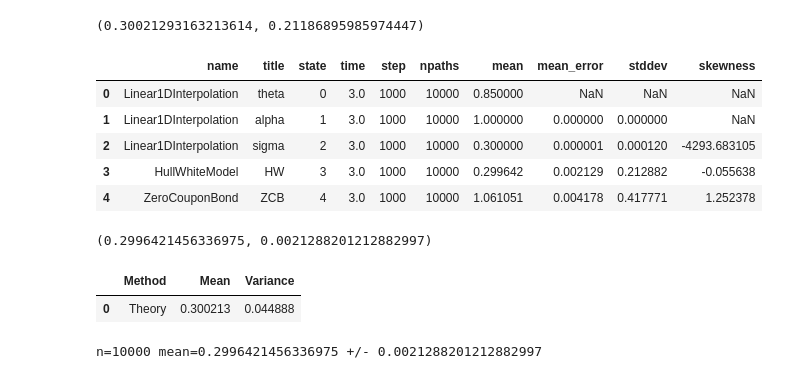
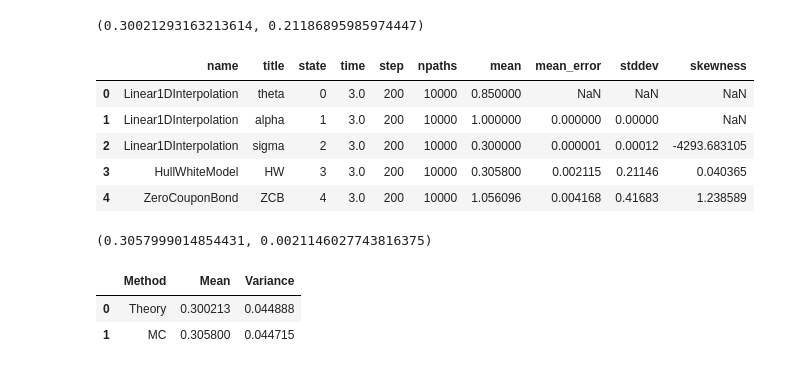
Before and after one commit to AlexanderZvyagin/MonteCarlo-SDK, a Jupyter notebook: python/t7_HullWhiteModel.ipynb, the cells around one changed output. Cells and saved outputs as stored; diff of their text form; code cells hidden in the pictures.

```diff
--- a/python/t7_HullWhiteModel.ipynb
+++ b/python/t7_HullWhiteModel.ipynb
@@ -8,7 +8,7 @@ https://en.wikipedia.org/wiki/Hull%E2%80%93White_model
 model = Model()
 model.TimeStart = 0
 TimeEnd = 3
-model.TimeSteps = 1000
+model.TimeSteps = 200
 model.NumPaths = 10000
 
 model.Add(IndependentGaussian())
@@ -158,27 +158,23 @@ rt_mean, sqrt(rt_variance)
 er.df()
 # %% [output]
 |  | name | title | state | time | step | npaths | mean | mean_error | stddev | skewness |
-| 0 | Linear1DInterpolation | theta | 0 | 3.0 | 1000 | 10000 | 0.850000 | NaN | NaN | NaN |
-| 1 | Linear1DInterpolation | alpha | 1 | 3.0 | 1000 | 10000 | 1.000000 | 0.000000 | 0.000000 | NaN |
-| 2 | Linear1DInterpolation | sigma | 2 | 3.0 | 1000 | 10000 | 0.300000 | 0.000001 | 0.000120 | -4293.683105 |
-| 3 | HullWhiteModel | HW | 3 | 3.0 | 1000 | 10000 | 0.299642 | 0.002129 | 0.212882 | -0.055638 |
-| 4 | ZeroCouponBond | ZCB | 4 | 3.0 | 1000 | 10000 | 1.061051 | 0.004178 | 0.417771 | 1.252378 |
+| 0 | Linear1DInterpolation | theta | 0 | 3.0 | 200 | 10000 | 0.850000 | NaN | NaN | NaN |
+| 1 | Linear1DInterpolation | alpha | 1 | 3.0 | 200 | 10000 | 1.000000 | 0.000000 | 0.00000 | NaN |
+| 2 | Linear1DInterpolation | sigma | 2 | 3.0 | 200 | 10000 | 0.300000 | 0.000001 | 0.00012 | -4293.683105 |
+| 3 | HullWhiteModel | HW | 3 | 3.0 | 200 | 10000 | 0.305800 | 0.002115 | 0.21146 | 0.040365 |
+| 4 | ZeroCouponBond | ZCB | 4 | 3.0 | 200 | 10000 | 1.056096 | 0.004168 | 0.41683 | 1.238589 |
 # %%
 er.GetStateEvaluationResult(3,0).mean, er.GetStateEvaluationResult(3,0).MeanError()
 # %% [output]
-(0.2996421456336975, 0.0021288201212882997)
+(0.3057999014854431, 0.0021146027743816375)
 # %%
 r = er.GetStateEvaluationResult(3,0)
 pd.DataFrame([{
     'Method':'Theory','Mean':rt_mean,'Variance':rt_variance
     },{
-    'Method':'MC','Mean':r.mean,'Variance':
+    'Method':'MC','Mean':r.mean,'Variance':r.stddev**2
 }])
 # %% [output]
 |  | Method | Mean | Variance |
 | 0 | Theory | 0.300213 | 0.044888 |
+| 1 | MC | 0.305800 | 0.044715 |
-# %%
-r = er.GetStateEvaluationResult(3,0)
-dir(
-# %% [output]
-n=10000 mean=0.2996421456336975 +/- 0.0021288201212882997
```
Also changed, not shown: parts of 4 cells of this notebook.
